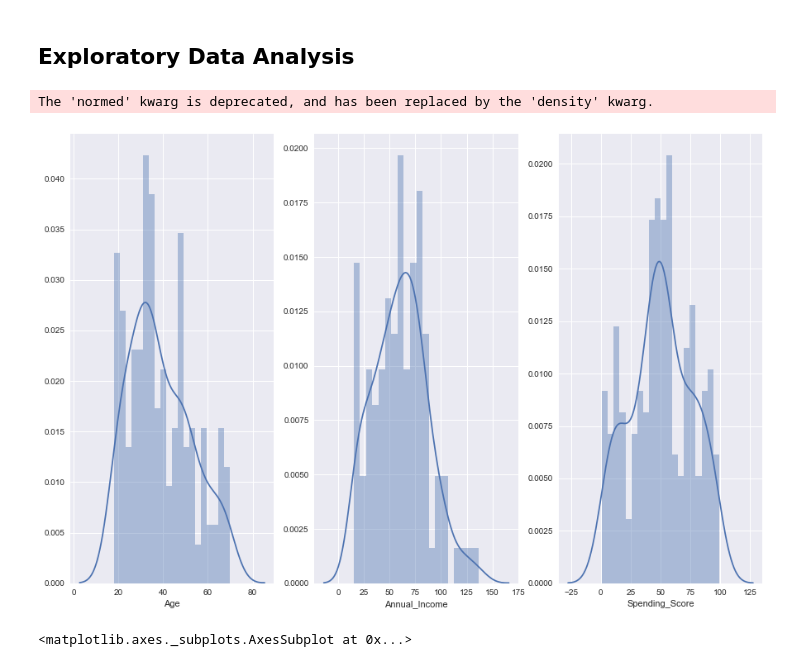
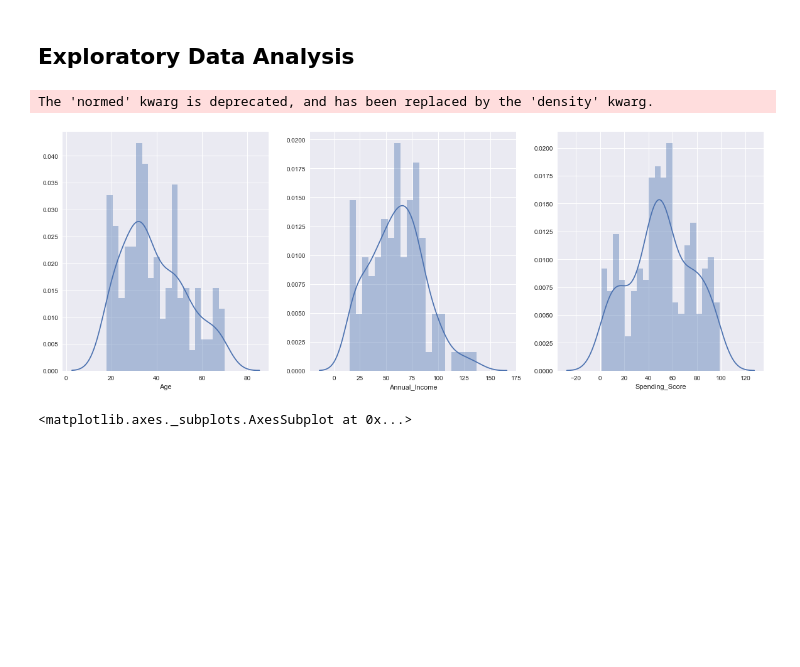
Before and after one commit to chungtseng96/Mall-Customer-Demographic-Segmentation-with-K-Means-Clustering, a Jupyter notebook: model/Mall Customer Segmentation .ipynb, the cells around one changed output. Drawn from its saved outputs; the diff is of its cells as text; code cells hidden in the pictures; blank space fills up the shorter version.

```diff
--- a/model/Mall Customer Segmentation .ipynb
+++ b/model/Mall Customer Segmentation .ipynb
@@ -69,18 +69,18 @@ Index(['CustomerID', 'Gender', 'Age', 'Annual_Income', 'Spending_Score'], dtype=
 # %%
 #Distribution charts
 %matplotlib inline
-sns.set(rc = {'figure.figsize':(15,10)})
+sns.set(rc = {'figure.figsize':(20,7)})
 plot_num = 1
 for n in list(data[['Age','Annual_Income','Spending_Score']]):
     plt.subplot(1,3,plot_num)
     sns.distplot(data[n], bins = 20)
     plt.xlabel(n)
     plot_num += 1
 sns.set_style('dark')
 plt.show()
 # %% [output]
 The 'normed' kwarg is deprecated, and has been replaced by the 'density' kwarg.
-[figure, old version]
+[figure, new version]
 # %%
 #Count plot for gender
 sns.set(style = 'darkgrid')
```
Also changed, not shown: parts of 2 cells of this notebook, 4 other files.
